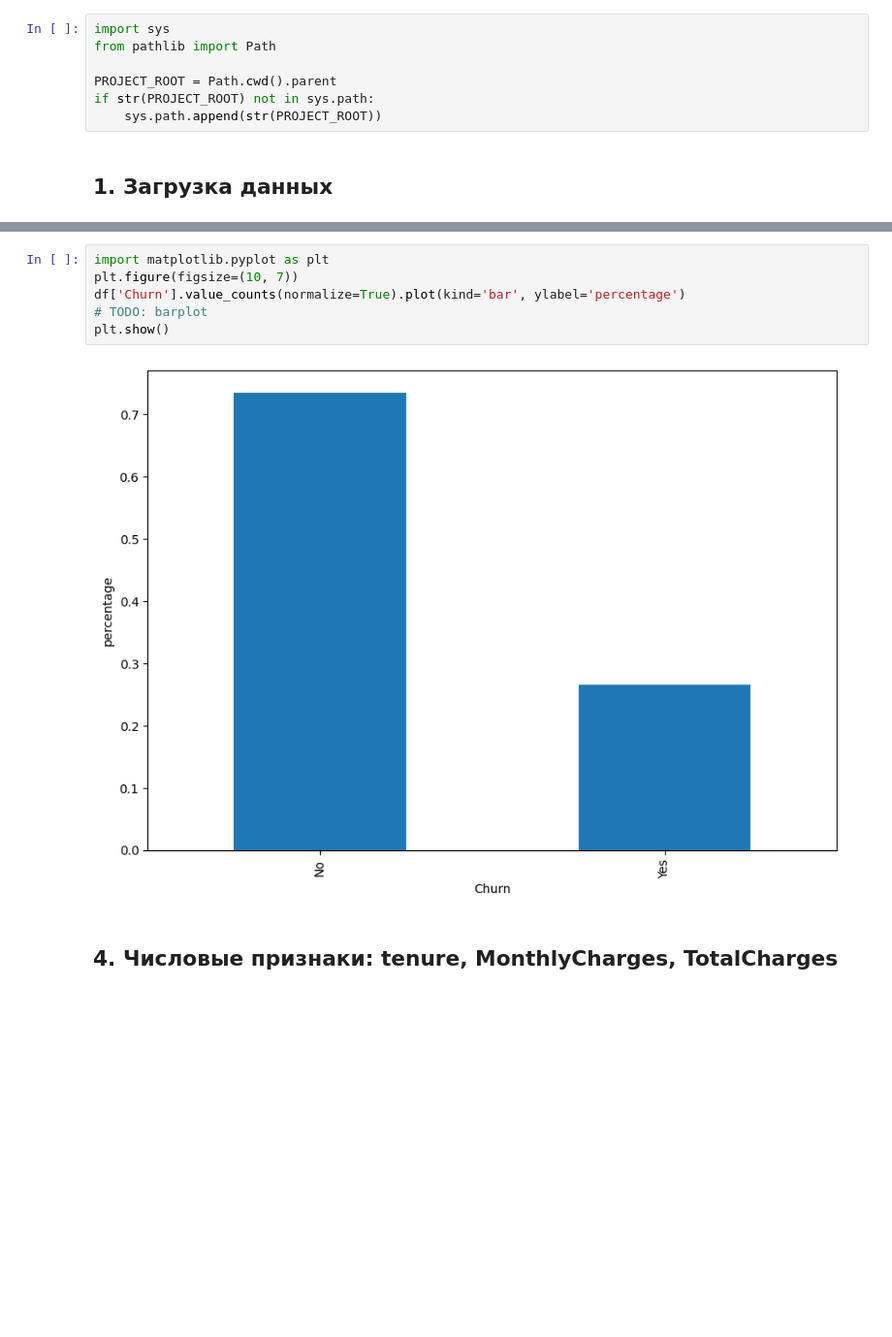
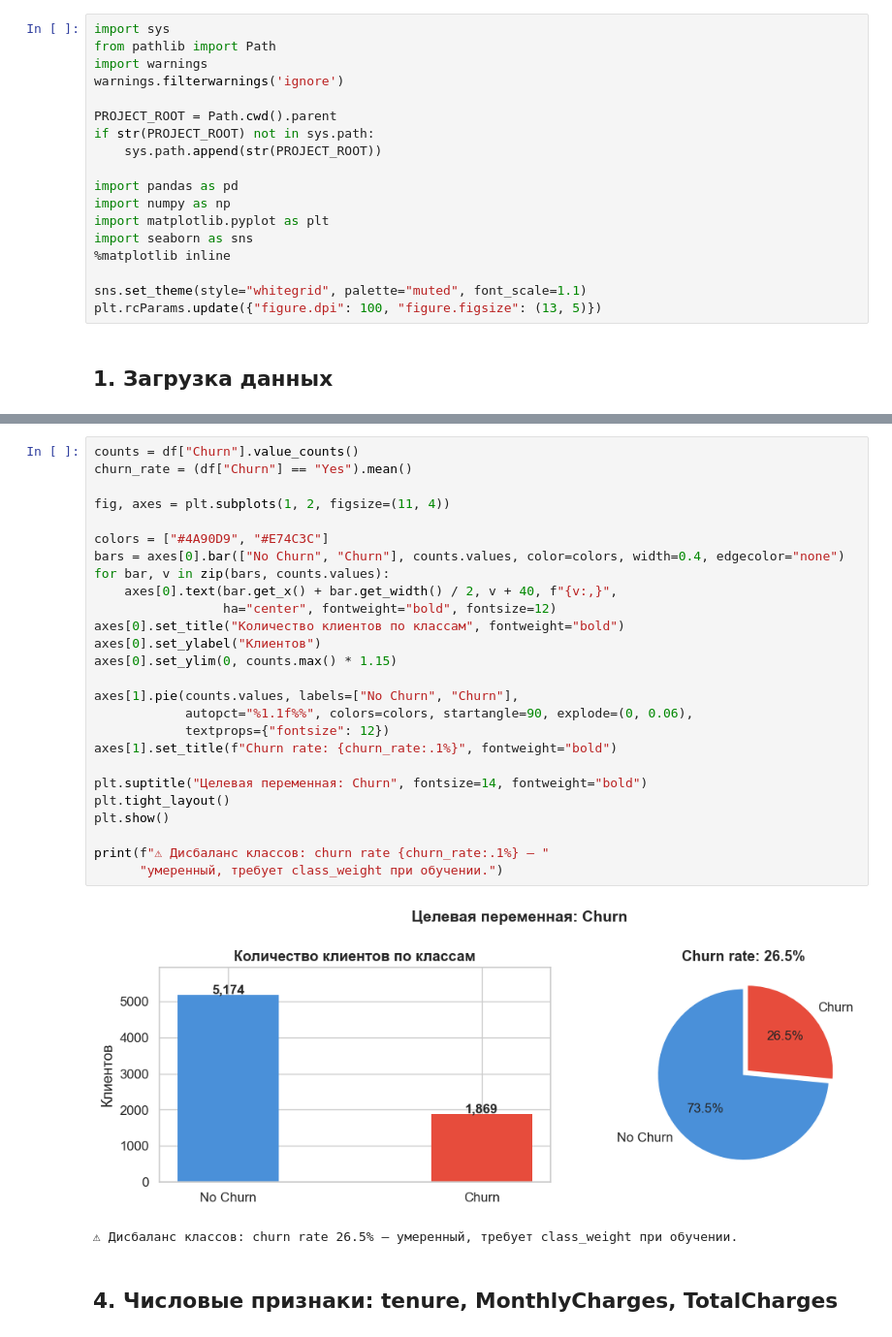
Before and after one commit to TopTatarin/churn-prediction, a Jupyter notebook: notebooks/01_eda.ipynb, the cells around one changed output, grey strips where cells are left out. Shown at 97% size. Saved outputs shown, nothing was run; the diff lists cells and outputs as text; blank space fills up the shorter version.

```diff
--- a/notebooks/01_eda.ipynb
+++ b/notebooks/01_eda.ipynb
@@ -4,10 +4,21 @@ Telco Customer Churn
 # %%
 import sys
 from pathlib import Path
+import warnings
+warnings.filterwarnings('ignore')
 
 PROJECT_ROOT = Path.cwd().parent
 if str(PROJECT_ROOT) not in sys.path:
     sys.path.append(str(PROJECT_ROOT))
+
+import pandas as pd
+import numpy as np
+import matplotlib.pyplot as plt
+import seaborn as sns
+%matplotlib inline
+
+sns.set_theme(style="whitegrid", palette="muted", font_scale=1.1)
+plt.rcParams.update({"figure.dpi": 100, "figure.figsize": (13, 5)})
 # %% [markdown]
 ## 1. Загрузка данных
 # %%
@@ -68,10 +71,31 @@ np.int64(11)
-# %%
-import matplotlib.pyplot as plt
-plt.figure(figsize=(10, 7))
-df['Churn'].value_counts(normalize=True).plot(kind='bar', ylabel='percentage')
-# TODO: barplot
-plt.show()
-# %% [output]
-[figure, removed]
+# %%
+counts = df["Churn"].value_counts()
+churn_rate = (df["Churn"] == "Yes").mean()
+
+fig, axes = plt.subplots(1, 2, figsize=(11, 4))
+
+colors = ["#4A90D9", "#E74C3C"]
+bars = axes[0].bar(["No Churn", "Churn"], counts.values, color=colors, width=0.4, edgecolor="none")
+for bar, v in zip(bars, counts.values):
+    axes[0].text(bar.get_x() + bar.get_width() / 2, v + 40, f"{v:,}",
+                 ha="center", fontweight="bold", fontsize=12)
+axes[0].set_title("Количество клиентов по классам", fontweight="bold")
+axes[0].set_ylabel("Клиентов")
+axes[0].set_ylim(0, counts.max() * 1.15)
+
+axes[1].pie(counts.values, labels=["No Churn", "Churn"],
+            autopct="%1.1f%%", colors=colors, startangle=90, explode=(0, 0.06),
+            textprops={"fontsize": 12})
+axes[1].set_title(f"Churn rate: {churn_rate:.1%}", fontweight="bold")
+
+plt.suptitle("Целевая переменная: Churn", fontsize=14, fontweight="bold")
+plt.tight_layout()
+plt.show()
+
+print(f"⚠ Дисбаланс классов: churn rate {churn_rate:.1%} — "
+      "умеренный, требует class_weight при обучении.")
+# %% [output]
+[figure, added]
+⚠ Дисбаланс классов: churn rate 26.5% — умеренный, требует class_weight при обучении.
 # %% [markdown]
 ## 4. Числовые признаки: tenure, MonthlyCharges, TotalCharges
```
Also changed, not shown: parts of 21 cells of this notebook, 4 other files.
